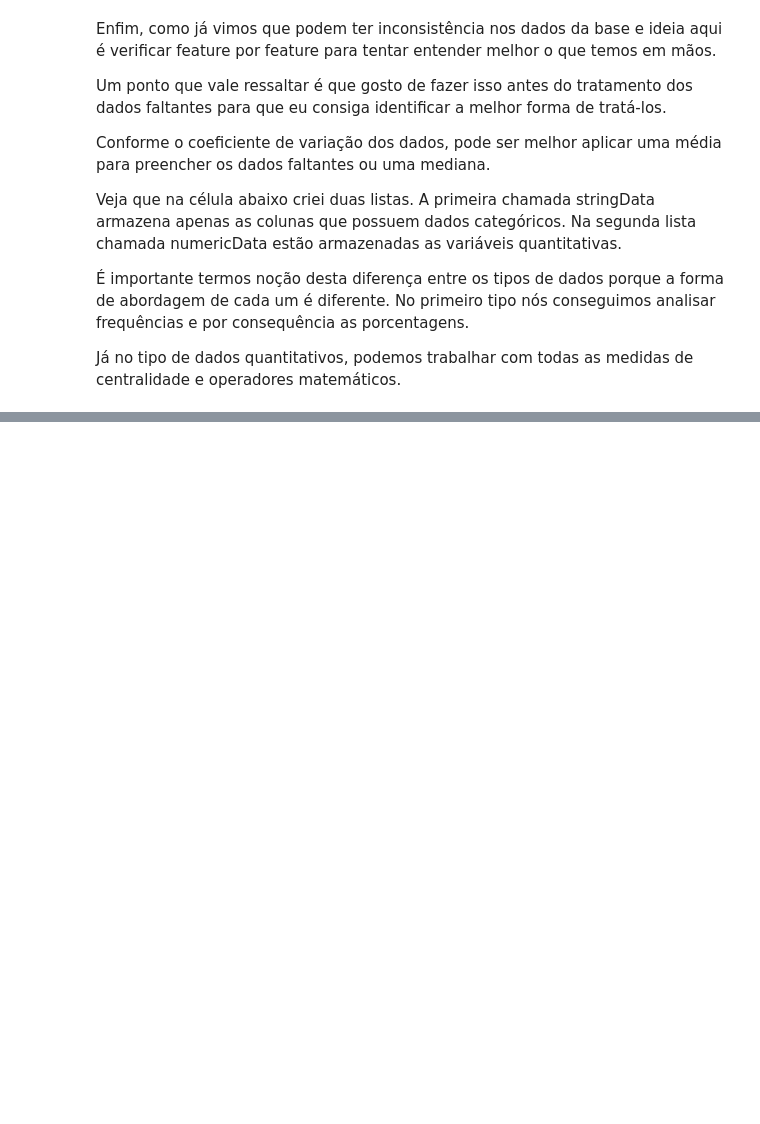
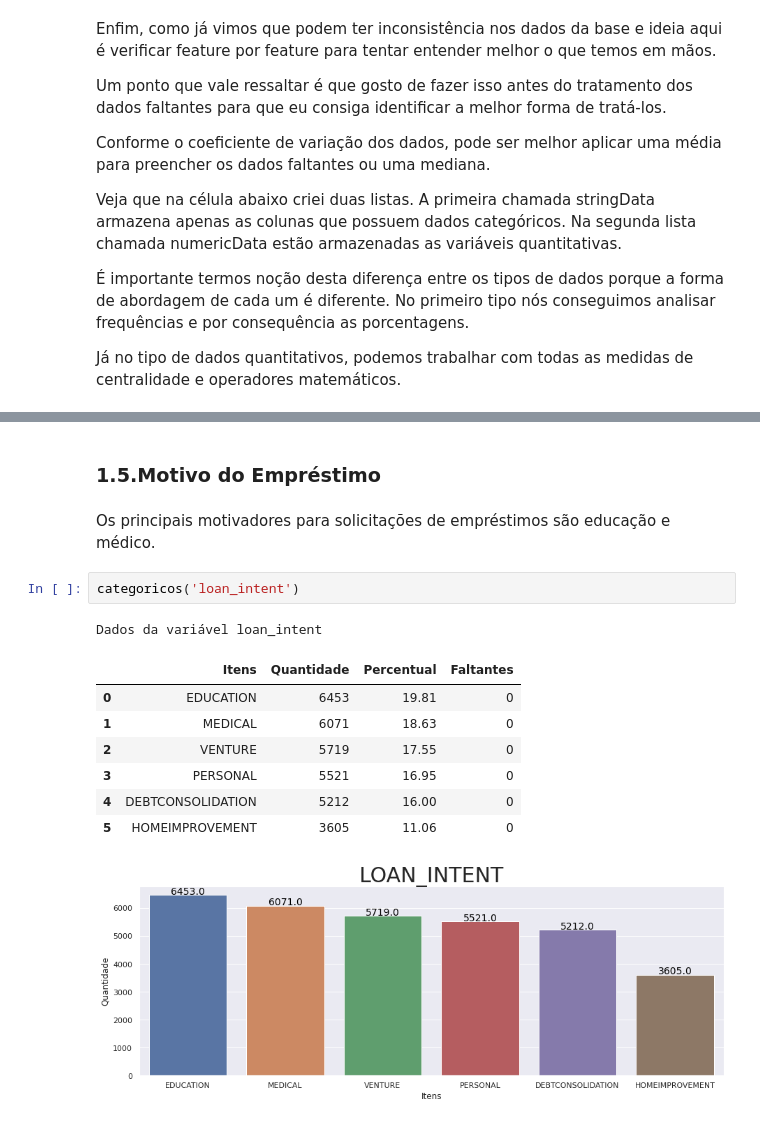
Before and after one commit to j2evaldo/dio, a Jupyter notebook: EDA_DIO.ipynb, the cells around one changed output, grey strips where cells are left out. Drawn from its saved outputs; the diff is of its cells as text; blank space fills up the shorter version.

```diff
--- a/EDA_DIO.ipynb
+++ b/EDA_DIO.ipynb
@@ -198,0 +196,16 @@ Dados Faltantes
+# %% [markdown]
+### **1.5.Motivo do Empréstimo**
+# %% [markdown]
+Os principais motivadores para solicitações de empréstimos são educação e médico.
+# %%
+categoricos('loan_intent')
+# %% [output]
+Dados da variável loan_intent
+|  | Itens | Quantidade | Percentual | Faltantes |
+| 0 | EDUCATION | 6453 | 19.81 | 0 |
+| 1 | MEDICAL | 6071 | 18.63 | 0 |
+| 2 | VENTURE | 5719 | 17.55 | 0 |
+| 3 | PERSONAL | 5521 | 16.95 | 0 |
+| 4 | DEBTCONSOLIDATION | 5212 | 16.00 | 0 |
+| 5 | HOMEIMPROVEMENT | 3605 | 11.06 | 0 |
+[figure, added]
```
Also changed, not shown: parts of 12 cells of this notebook.
